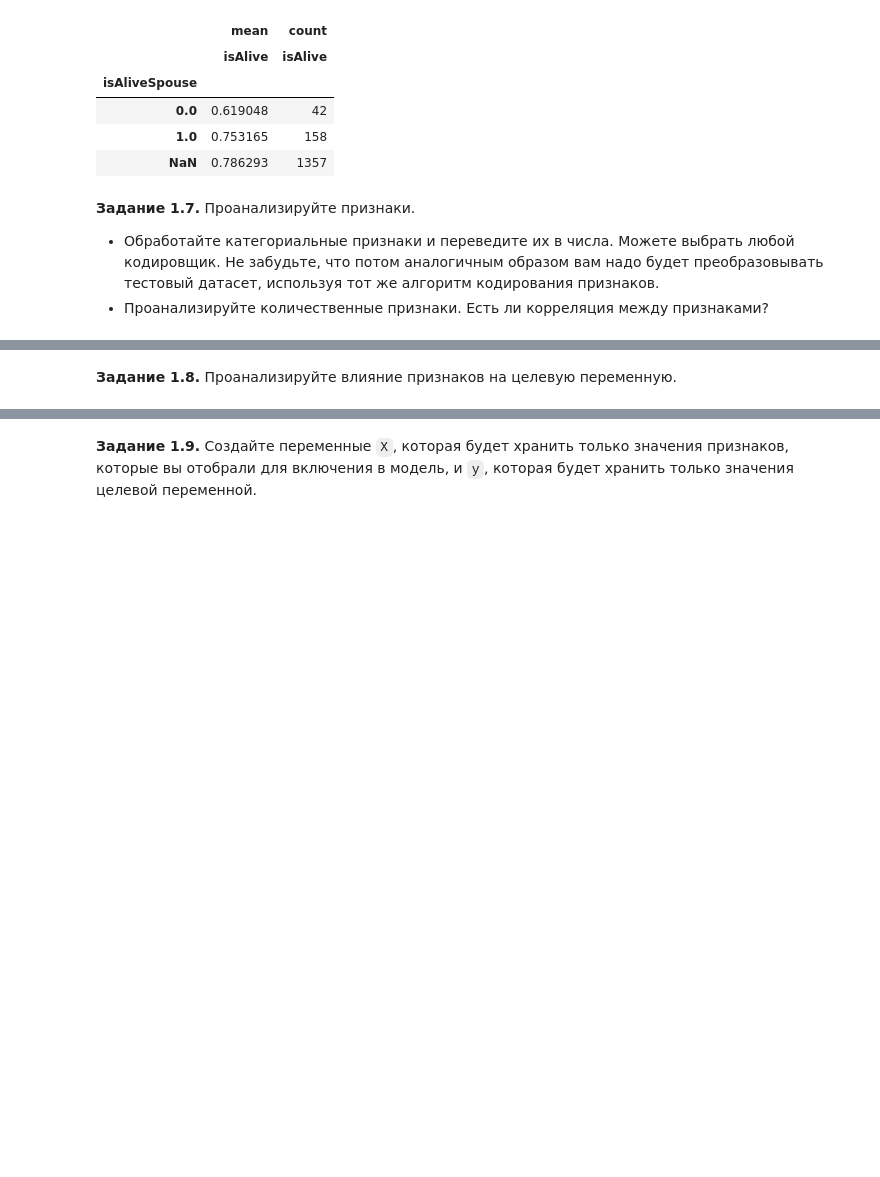
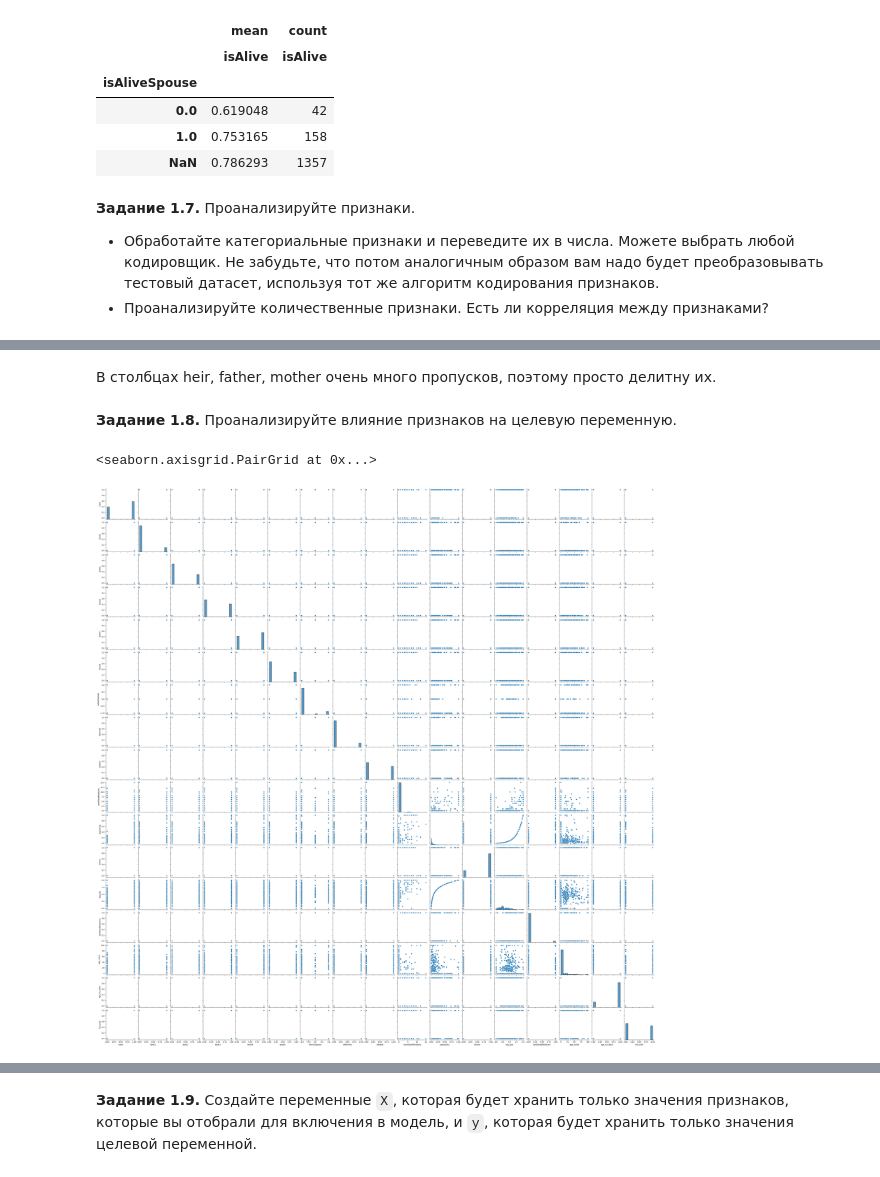
Before and after one commit to lanmorive/Analiz_data, a Jupyter notebook: week_01_ml_intro/Homework/hw_1_game_of_thrones.ipynb, the cells around one changed output, grey strips where cells are left out. Cells and saved outputs as stored; diff of their text form; code cells hidden in the pictures; blank space fills up the shorter version.

```diff
--- a/week_01_ml_intro/Homework/hw_1_game_of_thrones.ipynb
+++ b/week_01_ml_intro/Homework/hw_1_game_of_thrones.ipynb
@@ -446,0 +466,4 @@ dtype: int64
+# %%
+data['has_title'] = data['title'].notna().astype(int)
+data['culture'].fillna('Unknown', inplace=True)
+data['house'].fillna('Unknown House', inplace=True)
@@ -446,0 +483,13 @@ dtype: int64
+# %% [markdown]
+В столбцах heir, father, mother очень много пропусков, поэтому просто делитну их.
+# %%
+data.drop(['title','dateOfBirth','age','name','culture'],inplace= True,axis = 1)
+# %%
+top_houses = data['house'].value_counts().nlargest(20).index
+data['house_compressed'] = data['house'].apply(lambda x: x if x in top_houses else 'Other House')
+
+data.drop('house', axis=1, inplace=True)
+# %%
+top_spouses = data['spouse'].value_counts().nlargest(10).index
+data['spouse_compressed'] = data['spouse'].apply(lambda x: x if x in top_spouses else 'Other Spouse')
+data.drop('spouse', axis=1, inplace=True)
@@ -450,0 +500,5 @@ dtype: int64
+# %%
+sns.pairplot(data)
+# %% [output]
+<seaborn.axisgrid.PairGrid at 0x...>
+[figure, added]
```
Also changed, not shown: parts of 16 cells of this notebook.
